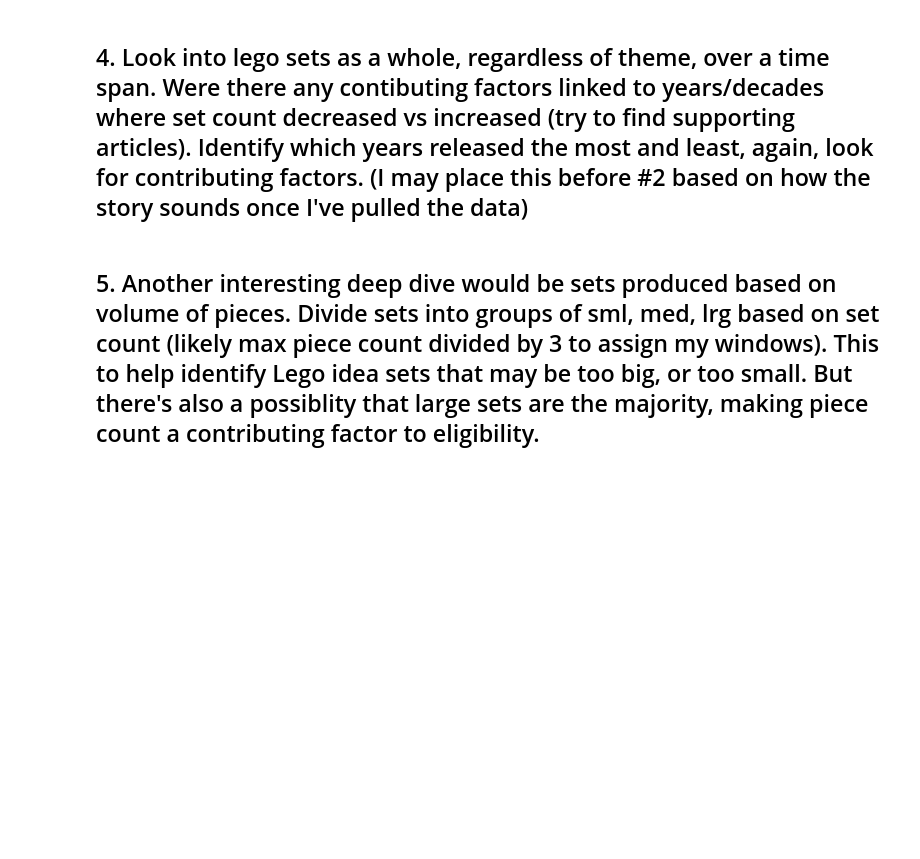
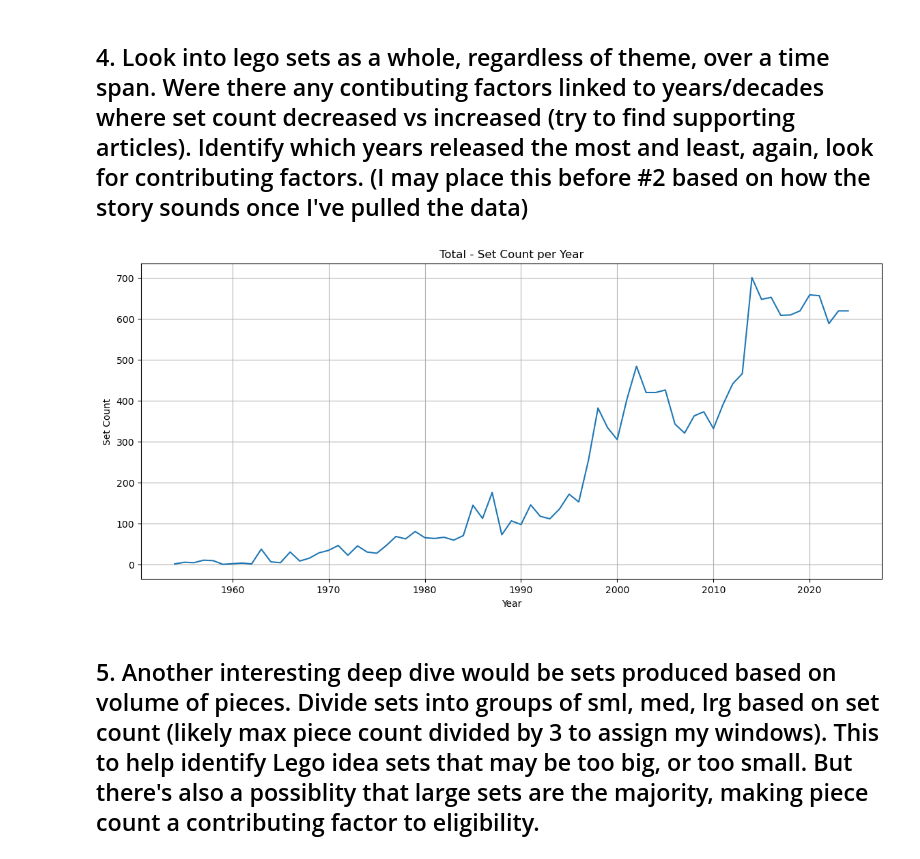
Before and after one commit to david423br/david-ruiz-capstone-ddr14, a Jupyter notebook: notebook/Lego_Capstone.ipynb, the cells around one changed output. Cells and saved outputs as stored; diff of their text form; code cells hidden in the pictures; blank space fills up the shorter version.

```diff
--- a/notebook/Lego_Capstone.ipynb
+++ b/notebook/Lego_Capstone.ipynb
@@ -196,11 +224,14 @@ years_all_df = story_1_df.groupby('year').count().sort_values('year').reset_inde
 # %%
 plt.figure(figsize=(14, 6))
 sns.lineplot(x = years_all_df.year, y = years_all_df.set_num)
 plt.ylabel("Set Count")
 plt.xlabel("Year")
 plt.title("Total - Set Count per Year")
+plt.grid()
 plt.savefig('set_all_by_year.png', bbox_inches = 'tight', transparent=True)
 plt.show()
+# %% [output]
+[figure, added]
 # %% [markdown]
 ## 5. Another interesting deep dive would be sets produced based on volume of pieces. Divide sets into groups of sml, med, lrg based on set count (likely max piece count divided by 3 to assign my windows). This to help identify Lego idea sets that may be too big, or too small. But there's also a possiblity that large sets are the majority, making piece count a contributing factor to eligibility.
 # %%
```
Also changed, not shown: parts of 19 cells of this notebook, 7 other files.
